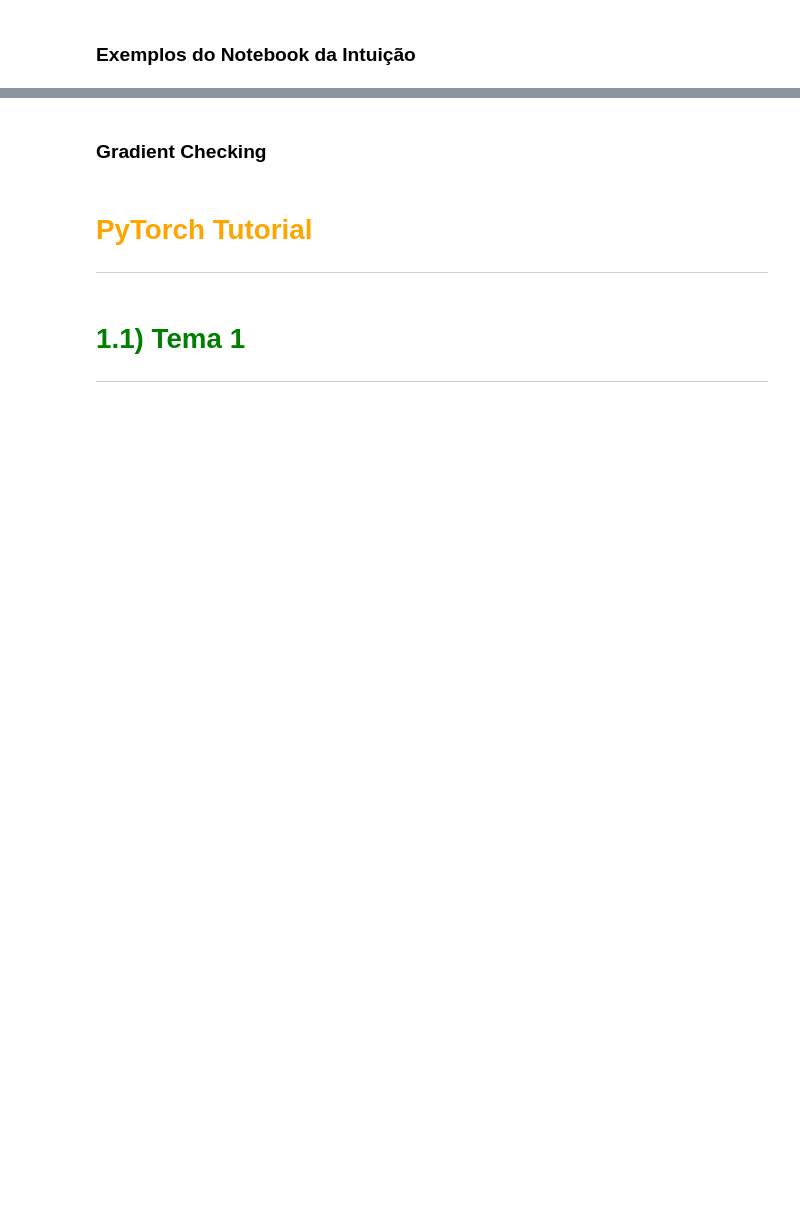
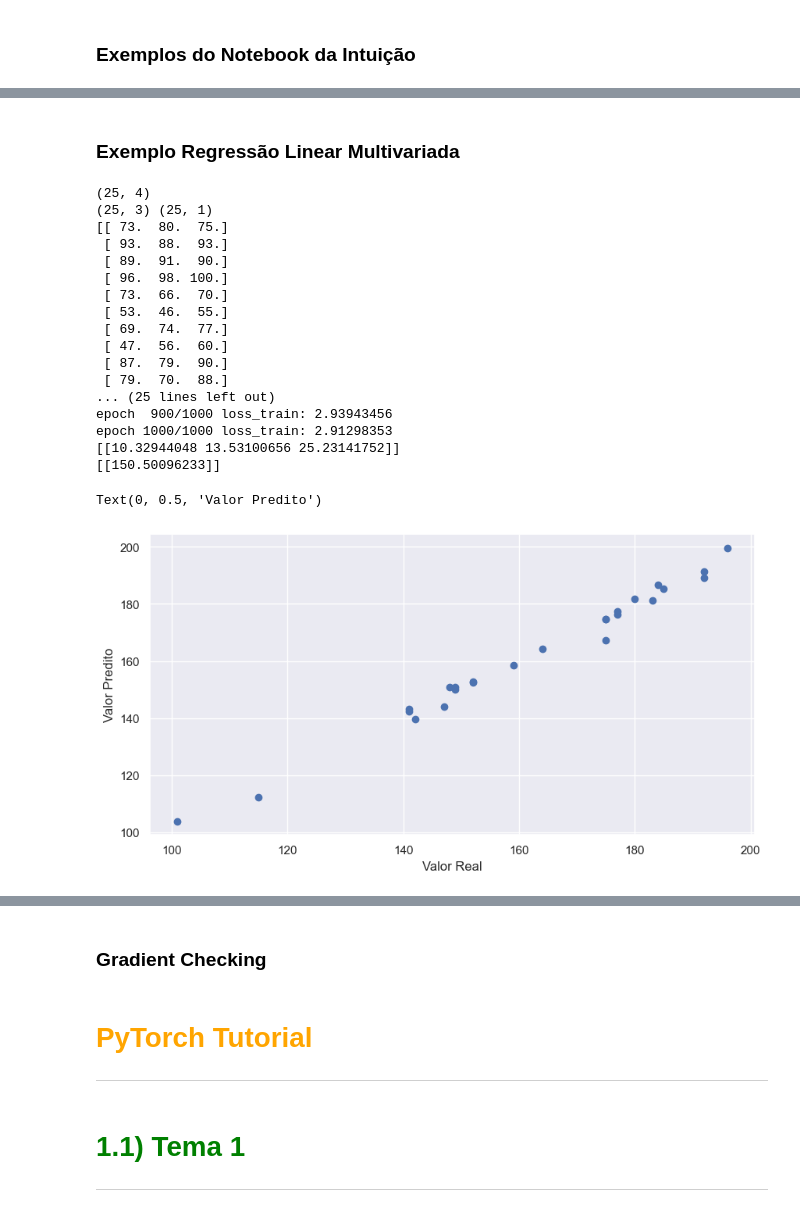
Before and after one commit to leonardovargas10/Pesquisa_Aplicada_Modelagem, a Jupyter notebook: Deep_Learning/01_Deep_Learning.ipynb, the cells around one changed output, grey strips where cells are left out. Saved outputs shown, nothing was run; the diff lists cells and outputs as text; code cells hidden in the pictures; blank space fills up the shorter version.

```diff
--- a/Deep_Learning/01_Deep_Learning.ipynb
+++ b/Deep_Learning/01_Deep_Learning.ipynb
@@ -1393,0 +1494,49 @@ b3 = np.ones((1,3))
+# %% [markdown]
+### Exemplo Regressão Linear Multivariada
+# %%
+data = np.loadtxt('data/notas.csv', delimiter=',', skiprows=1)
+print(data.shape)
+
+x, y = data[:,:-1], data[:,-1].reshape(-1,1)
+print(x.shape, y.shape)
+print(x)
+
+minmax = MinMaxScaler(feature_range=(-1, 1))
+x = minmax.fit_transform(x.astype(np.float64))
+
+print(x.min(), x.max())
+
+input_dim, output_dim = x.shape[1], y.shape[1]
+
+nn = NeuralNetwork(cost_func = mse, learning_rate = 0.1)
+nn.layers.append(Layer(input_dim = input_dim, output_dim = output_dim, activation = linear))
+nn.fit(x, y, epochs = 1000, verbose = 100)
+
+print(nn.layers[0].weights)
+print(nn.layers[0].biases)
+
+y_pred = nn.predict(x)
+
+plt.scatter(y, y_pred)
+plt.xlabel("Valor Real")
+plt.ylabel("Valor Predito")
+# %% [output]
+(25, 4)
+(25, 3) (25, 1)
+[[ 73.  80.  75.]
+ [ 93.  88.  93.]
+ [ 89.  91.  90.]
+ [ 96.  98. 100.]
+ [ 73.  66.  70.]
+ [ 53.  46.  55.]
+ [ 69.  74.  77.]
+ [ 47.  56.  60.]
+ [ 87.  79.  90.]
+ [ 79.  70.  88.]
+... (25 lines left out)
+epoch  900/1000 loss_train: 2.93943456
+epoch 1000/1000 loss_train: 2.91298353
+[[10.32944048 13.53100656 25.23141752]]
+[[150.50096233]]
+Text(0, 0.5, 'Valor Predito')
+[figure, added]
```
Also changed, not shown: parts of 39 cells of this notebook.
